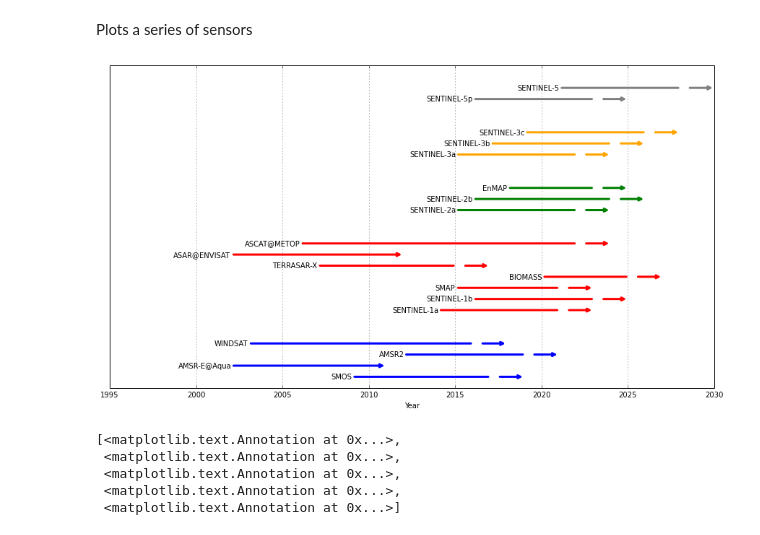
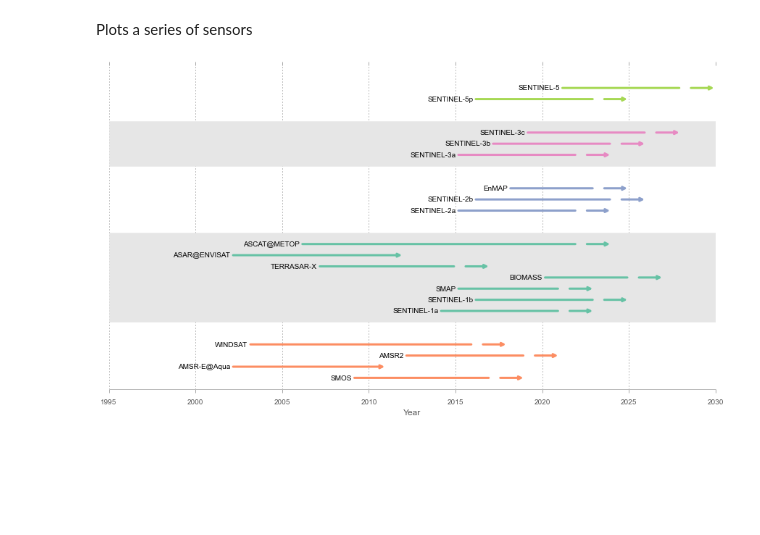
Before and after one commit to pygeo/sensorview, a Jupyter notebook: sensors_timeline.ipynb, the cells around one changed output. Cells and saved outputs as stored; diff of their text form; code cells hidden in the pictures; blank space fills up the shorter version.

Commit message:
Some changes to the visuals, nothing serious...

```diff
--- a/sensors_timeline.ipynb
+++ b/sensors_timeline.ipynb
@@ -45,7 +45,7 @@ class Sensor(object):
                             connectionstyle="arc3", linewidth=3, color=color) )
 
 
-
+colors = ["#FC8D62","#66C2A5","#8DA0CB","#E78AC3","#A6D854","#FFD92F","#E5C494","#B3B3B3"]
 others = []
 others.append(Sensor('SENTINEL-5p', datetime.datetime(2016,6,15), datetime.datetime(2023,12,31)))      # o.k.
 others.append(Sensor('SENTINEL-5', datetime.datetime(2021,1,1), datetime.datetime(2028,12,31)))  #o.k.
@@ -77,42 +77,50 @@ mw_p.append(Sensor('AMSR2', datetime.datetime(2012,5,18), datetime.datetime(2019
 mw_p.append(Sensor('WINDSAT', datetime.datetime(2003,1,6), datetime.datetime(2016,12,31))) # o.k.
 
 
-def do_plot(l,ax,color,yoff=1.):
+def do_plot(l,ax,color,yoff=1., span=False):
     cnt = 1
+    ystart = yoff
     for s in l:
         #print cnt
         s.plot(ax, color=color,y=yoff+cnt)
+
         cnt += 1
         ax.set_xlim(1995,2030)
+    yend = yoff + cnt
+    if span:
+        plt.axhspan ( yoff, yoff + cnt, color="0.9" )
     res = ''
     return cnt+off + 1, res
 
 lines = []
 labels = []
 off = 0
-off, res = do_plot(mw_p,ax,'blue',yoff=off)
+off, res = do_plot(mw_p,ax,colors[0],yoff=off)
 lines.append(res)
 labels.append('passive microwave')
-off, res = do_plot(mw_a,ax,'red',yoff=off)
+off, res = do_plot(mw_a,ax,colors[1],yoff=off, span=True)
 lines.append(res)
 labels.append('active microwave')
-off, res = do_plot(optical,ax,'green',yoff=off)
+off, res = do_plot(optical,ax,colors[2],yoff=off)
 lines.append(res)
 labels.append('optical')
-off, res = do_plot(thermal,ax,'orange',yoff=off)
+off, res = do_plot(thermal,ax,colors[3],yoff=off, span=True)
 lines.append(res)
 labels.append('thermal')
-off, res = do_plot(others,ax,'grey',yoff=off)
+off, res = do_plot(others,ax,colors[4],yoff=off)
 lines.append(res)
 labels.append('others')
 
 ax.set_ylim(0,off)
 ax.grid()
 ax.set_yticks([])
 ax.set_xlabel('Year')
 #ax.legend(tuple(lines),tuple(labels))
+ax.spines['top'].set_visible ( False )
+ax.spines['left'].set_visible ( False )
+ax.spines['right'].set_visible ( False )
 
 
 f.savefig('sensors.png', dpi=200)
 # %% [output]
-[figure, old version]
+[figure, new version]
@@ -121,8 +126,0 @@ ax.legend?
-# %%
-lines
-# %% [output]
-[<matplotlib.text.Annotation at 0x...>,
- <matplotlib.text.Annotation at 0x...>,
- <matplotlib.text.Annotation at 0x...>,
- <matplotlib.text.Annotation at 0x...>,
- <matplotlib.text.Annotation at 0x...>]
```
Also changed, not shown: parts of 1 cell of this notebook.
